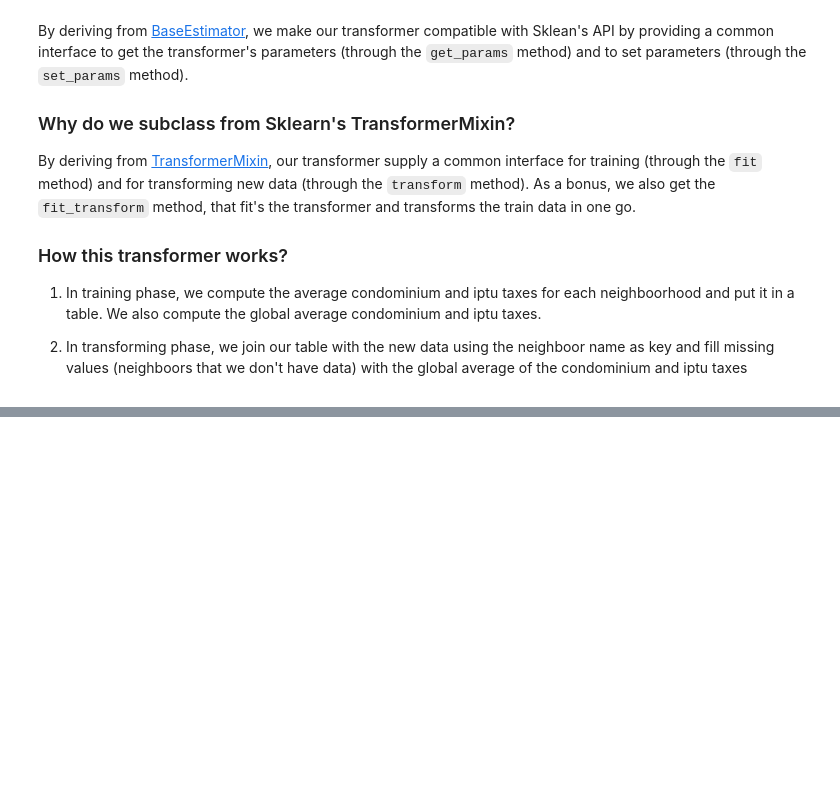
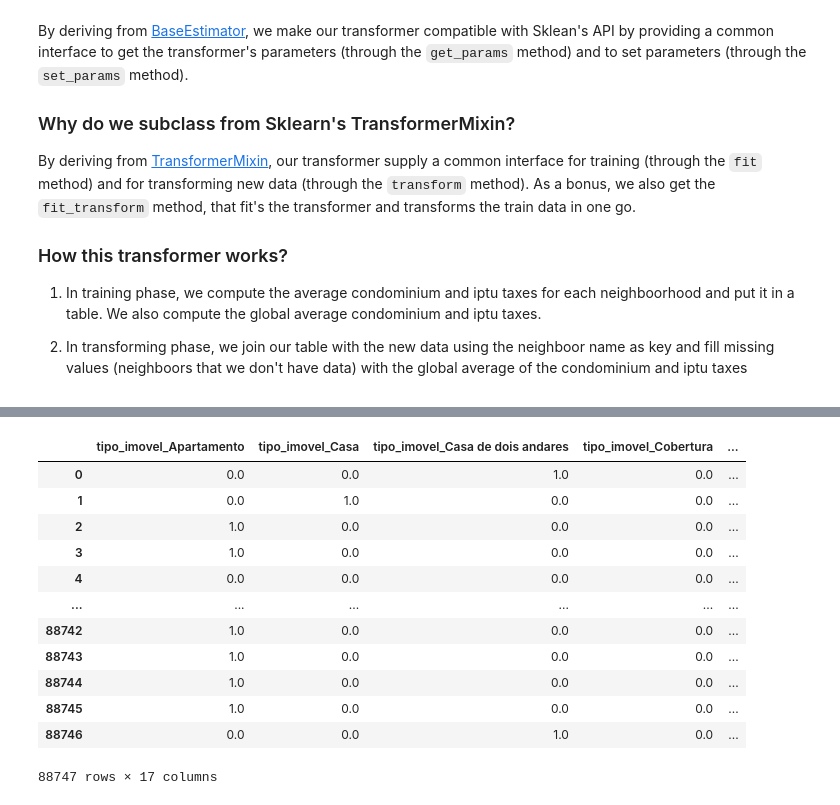
Before and after one commit to TheCamilovisk/HousePricePredictionApp, a Jupyter notebook: notebooks/03-data-preprocessing.ipynb, the cells around one changed output, grey strips where cells are left out. Cells and saved outputs as stored; diff of their text form; code cells hidden in the pictures; blank space fills up the shorter version.

Commit message:
Adding the Feature Transformation and Putting Everything Together sections.

```diff
--- a/notebooks/03-data-preprocessing.ipynb
+++ b/notebooks/03-data-preprocessing.ipynb
@@ -187,7 +187,7 @@ class NeighboorsScores(BaseEstimator, TransformerMixin):
         ]
 
         means = self.neighboors_metrics.mean().to_dict()
-        self.mean_condominium_per_area = means["neighboor_condominium_per_area"]
+        self.mean_condominium_per_area = means["neighboor_condominio_per_area"]
         self.mean_iptu_per_area = means["neighboor_iptu_per_area"]
 
         return self
@@ -203,7 +203,7 @@ class NeighboorsScores(BaseEstimator, TransformerMixin):
         )
 
         result = pd.DataFrame()
-        result["neighboo_condominio_per_are"] = joinded_df[
+        result["neighboor_condominio_per_area"] = joinded_df[
             "neighboor_condominio_per_area"
         ].fillna(self.mean_condominium_per_area)
         result["neighboor_iptu_per_area"] = joinded_df[
@@ -232,0 +243,33 @@ By deriving from [TransformerMixin](https://scikit-learn.org/stable/modules/gene
+# %%
+feature_engineering_pipeline = make_pipeline(
+    make_column_transformer(
+        (
+            SimpleImputer(fill_value=0.0),
+            ["taxa_condominio", "suites", "vagas_garagem", "quartos", "banheiros"],
+        ),
+        (SimpleImputer(strategy="mean"), ["iptu_ano", "area_util"]),
+        remainder="passthrough",
+        verbose_feature_names_out=False,
+    ),
+    make_union("passthrough", FunctionTransformer(add_area_scores)),
+    FunctionTransformer(
+        lambda X: X.drop(["taxa_condominio", "iptu_ano"], axis="columns")
+    ),
+    make_union("passthrough", NeighboorsScores()),
+    FunctionTransformer(lambda X: X.drop(["bairro", "anuncio_criado"], axis="columns")),
+    make_column_transformer(
+        (OneHotEncoder(sparse_output=False), ["tipo_imovel"]),
+        (
+            StandardScaler(),
+            [
+                "area_util",
+                "condominio_per_area",
+                "iptu_per_area",
+                "neighboor_condominio_per_area",
+                "neighboor_iptu_per_area",
+            ],
+        ),
+        remainder="passthrough",
+        verbose_feature_names_out=False,
+    ),
+)
@@ -232,0 +280,18 @@ By deriving from [TransformerMixin](https://scikit-learn.org/stable/modules/gene
+# %%
+transformed_features = feature_engineering_pipeline.fit_transform(features)
+
+transformed_features
+# %% [output]
+|  | tipo_imovel_Apartamento | tipo_imovel_Casa | tipo_imovel_Casa de dois andares | tipo_imovel_Cobertura | ... |
+| 0 | 0.0 | 0.0 | 1.0 | 0.0 | ... |
+| 1 | 0.0 | 1.0 | 0.0 | 0.0 | ... |
+| 2 | 1.0 | 0.0 | 0.0 | 0.0 | ... |
+| 3 | 1.0 | 0.0 | 0.0 | 0.0 | ... |
+| 4 | 0.0 | 0.0 | 0.0 | 0.0 | ... |
+| ... | ... | ... | ... | ... | ... |
+| 88742 | 1.0 | 0.0 | 0.0 | 0.0 | ... |
+| 88743 | 1.0 | 0.0 | 0.0 | 0.0 | ... |
+| 88744 | 1.0 | 0.0 | 0.0 | 0.0 | ... |
+| 88745 | 1.0 | 0.0 | 0.0 | 0.0 | ... |
+| 88746 | 0.0 | 0.0 | 1.0 | 0.0 | ... |
+88747 rows × 17 columns
```
Also changed, not shown: parts of 3 cells of this notebook.
